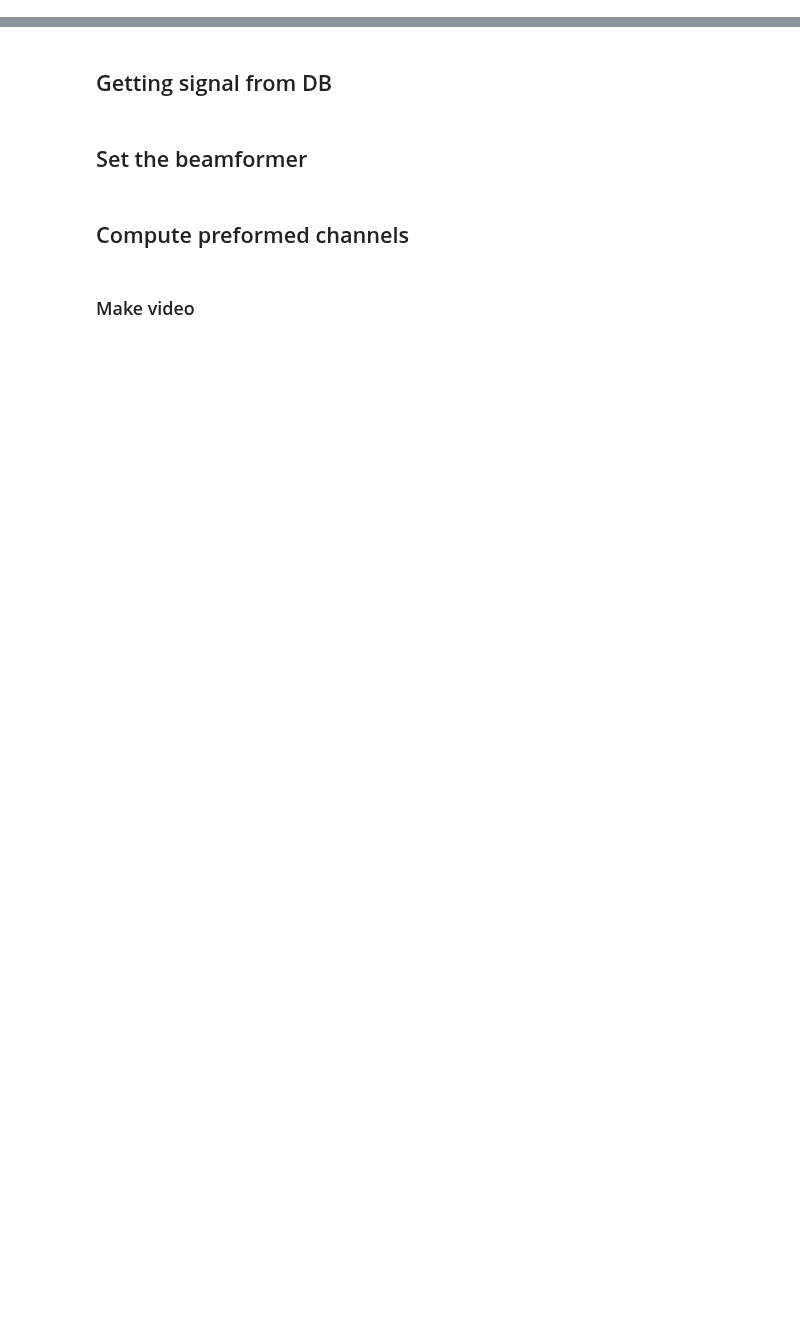
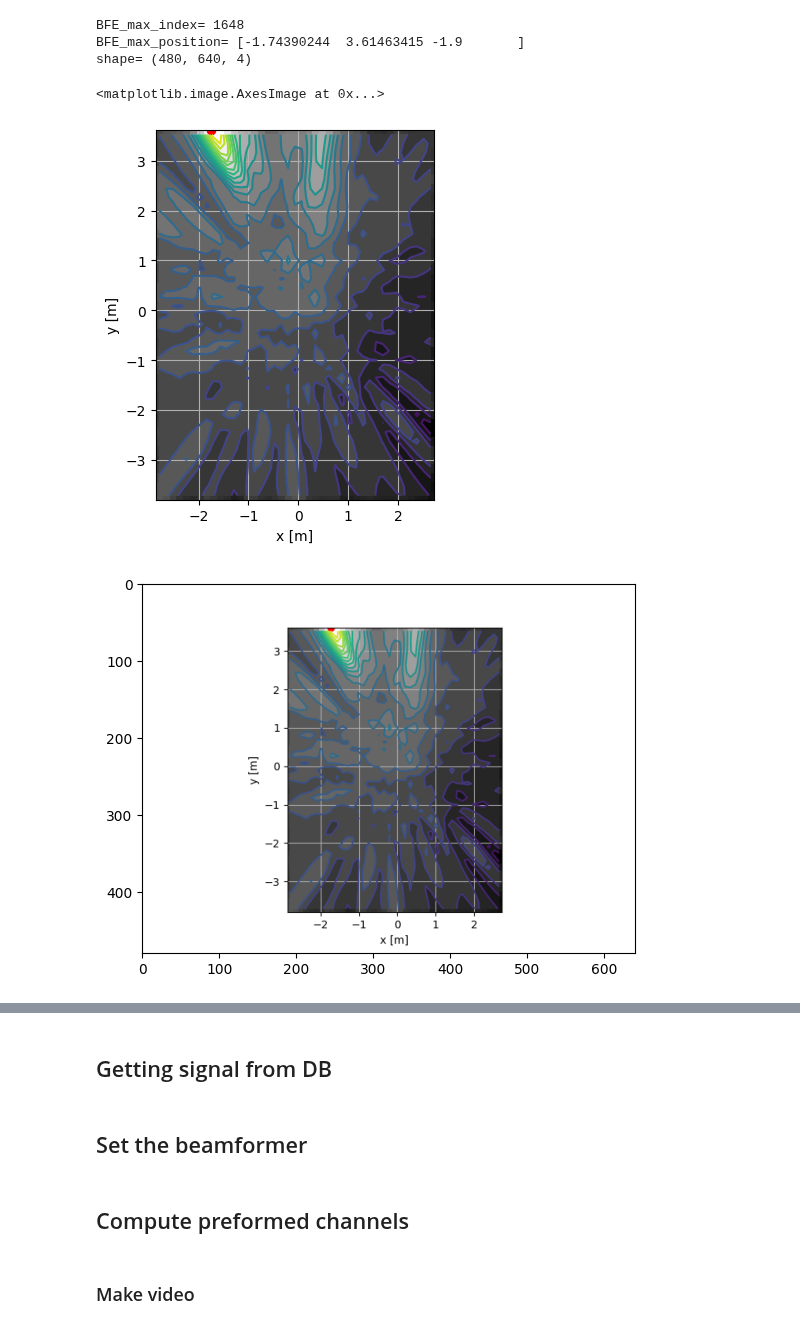
Before and after one commit to bimea/megamicros, a Jupyter notebook: notebooks/getstarted_Beamformer.ipynb, the cells around one changed output, grey strips where cells are left out. Drawn from its saved outputs; the diff is of its cells as text; code cells hidden in the pictures; blank space fills up the shorter version.

```diff
--- a/notebooks/getstarted_Beamformer.ipynb
+++ b/notebooks/getstarted_Beamformer.ipynb
@@ -0,0 +31,9 @@
+# %%
+# Define the antenna
+antenna = MemsArrayH5(
+    filename=FILENAME
+)
+
+print( f"Sampling frequency: {antenna.sampling_frequency}Hz" )
+print( f"Available MEMs number: {antenna.available_mems_number}" )
+print( f"Whether counter is available or not: {antenna.counter}" )
@@ -1 +159,44 @@
+# %%
+from matplotlib.backends.backend_agg import FigureCanvasAgg as FigureCanvas
+
+fig2 = plt.figure()
+ax = fig2.add_subplot(111)
+n_x = focal_plan_width_sampling
+n_y = focal_plan_depth_sampling
+BFEimg = np.reshape(BFE, (n_y, n_x) )
+BFE_max_index = np.argmax( BFE )
+BFE_max_position = locations[BFE_max_index,:]
+XM = BFE_max_position[0]
+YM = BFE_max_position[1]
+print( 'BFE_max_index=', BFE_max_index)
+print( 'BFE_max_position=', BFE_max_position)
+xs = np.arange( -focal_plan_width/2, +focal_plan_width/2, focal_plan_width/n_x )
+ys = np.arange( -focal_plan_depth/2, +focal_plan_depth/2, focal_plan_depth/n_y )
+ax.imshow( BFEimg, extent=[ xs[0], xs[-1], ys[-1], ys[0] ], cmap='Greys_r', origin='upper')
+ax.contourf( BFEimg, 20, extent=[ xs[0], xs[-1], ys[-1], ys[0] ], cmap='Greys_r', origin='upper' )
+ax.contour( BFEimg, 20, extent=[ xs[0], xs[-1], ys[-1], ys[0] ], origin='upper' )
+ax.scatter( XM, YM, c='r' )
+ax.grid( True )
+ax.set_aspect('equal')
+ax.set_xlabel( 'x [m]' )
+ax.set_ylabel( 'y [m]' )
+ax.invert_yaxis()
+
+canvas = FigureCanvas( fig2 )
+canvas.draw()
+img_array = np.array(canvas.buffer_rgba())
+print( 'shape=', img_array.shape )
+
+fig3 = plt.figure()
+ax = fig3.add_subplot(111)
+ax.imshow( img_array )
+
+# fig2.savefig('ma_figure.png')
+# %% [output]
+BFE_max_index= 1648
+BFE_max_position= [-1.74390244  3.61463415 -1.9       ]
+shape= (480, 640, 4)
+<matplotlib.image.AxesImage at 0x...>
+[figure, added]
+[figure, added]
 # %% [markdown]
```
Also changed, not shown: parts of 12 cells of this notebook, 3 other files.
